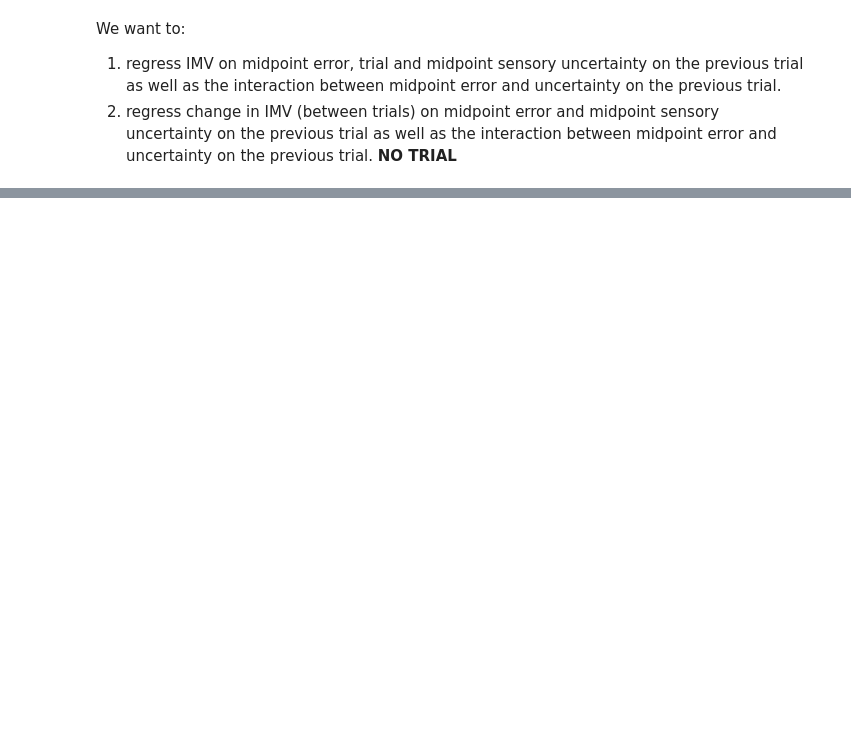
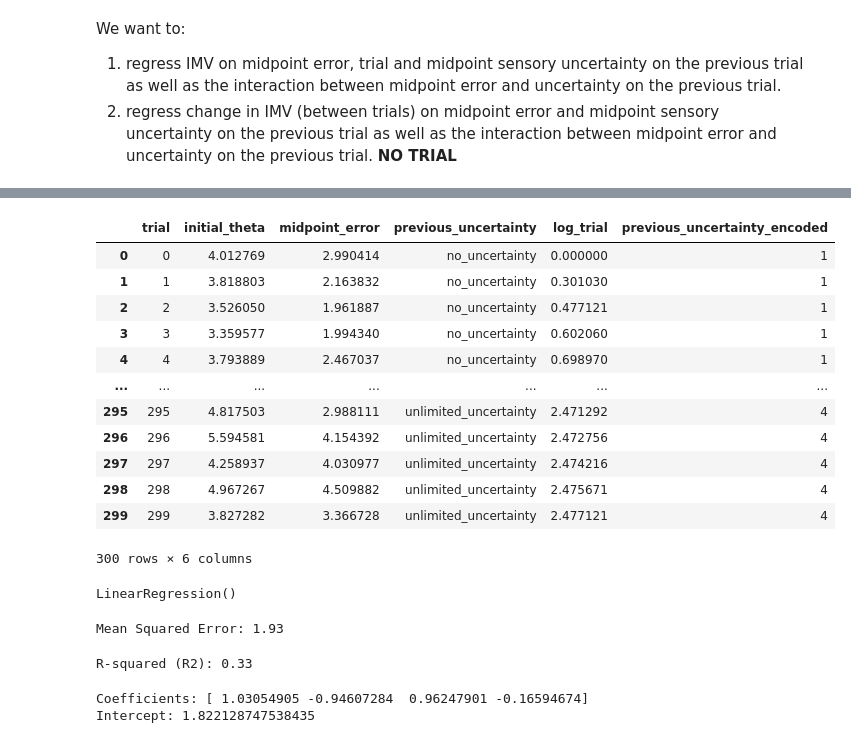
Before and after one commit to DhruvaDave8/mq_honours_2023_final, a Jupyter notebook: vma_general/dhruva/analysis/regression_analysis.ipynb, the cells around one changed output, grey strips where cells are left out. Cells and saved outputs as stored; diff of their text form; code cells hidden in the pictures; blank space fills up the shorter version.

```diff
--- a/vma_general/dhruva/analysis/regression_analysis.ipynb
+++ b/vma_general/dhruva/analysis/regression_analysis.ipynb
@@ -35,0 +34,29 @@ reg.fit(data[''])
+# %%
+# ordinally encode uncertainty condition
+# Define the ordinal encoding for 'previous_uncertainty' based on your desired order
+
+ordinal_mapping = {
+    'no_uncertainty': 1,
+    'low_uncertainty': 2,
+    'high_uncertainty': 3,
+    'unlimited_uncertainty': 4
+}
+
+# Apply ordinal encoding to 'previous_uncertainty'
+data['previous_uncertainty_encoded'] = data['previous_uncertainty'].map(ordinal_mapping)
+# %%
+data
+# %% [output]
+|  | trial | initial_theta | midpoint_error | previous_uncertainty | log_trial | previous_uncertainty_encoded |
+| 0 | 0 | 4.012769 | 2.990414 | no_uncertainty | 0.000000 | 1 |
+| 1 | 1 | 3.818803 | 2.163832 | no_uncertainty | 0.301030 | 1 |
+| 2 | 2 | 3.526050 | 1.961887 | no_uncertainty | 0.477121 | 1 |
+| 3 | 3 | 3.359577 | 1.994340 | no_uncertainty | 0.602060 | 1 |
+| 4 | 4 | 3.793889 | 2.467037 | no_uncertainty | 0.698970 | 1 |
+| ... | ... | ... | ... | ... | ... | ... |
+| 295 | 295 | 4.817503 | 2.988111 | unlimited_uncertainty | 2.471292 | 4 |
+| 296 | 296 | 5.594581 | 4.154392 | unlimited_uncertainty | 2.472756 | 4 |
+| 297 | 297 | 4.258937 | 4.030977 | unlimited_uncertainty | 2.474216 | 4 |
+| 298 | 298 | 4.967267 | 4.509882 | unlimited_uncertainty | 2.475671 | 4 |
+| 299 | 299 | 3.827282 | 3.366728 | unlimited_uncertainty | 2.477121 | 4 |
+300 rows × 6 columns
@@ -35,0 +70,6 @@ reg.fit(data[''])
+# %%
+# fit the regression (create and train)
+reg = LinearRegression()
+reg.fit(X,y)
+# %% [output]
+LinearRegression()
@@ -35,0 +79,19 @@ reg.fit(data[''])
+# %%
+# get MSE
+mse = mean_squared_error(y, y_pred)
+print(f'Mean Squared Error: {mse:.2f}')
+# %% [output]
+Mean Squared Error: 1.93
+# %%
+# get R-squared
+r2 = r2_score(y, y_pred)
+print(f'R-squared (R2): {r2:.2f}')
+# %% [output]
+R-squared (R2): 0.33
+# %%
+# get the model coefficients and predictions
+print('Coefficients:', reg.coef_)
+print('Intercept:', reg.intercept_)
+# %% [output]
+Coefficients: [ 1.03054905 -0.94607284  0.96247901 -0.16594674]
+Intercept: 1.822128747538435
```
Also changed, not shown: parts of 10 cells of this notebook, 6 other files.
